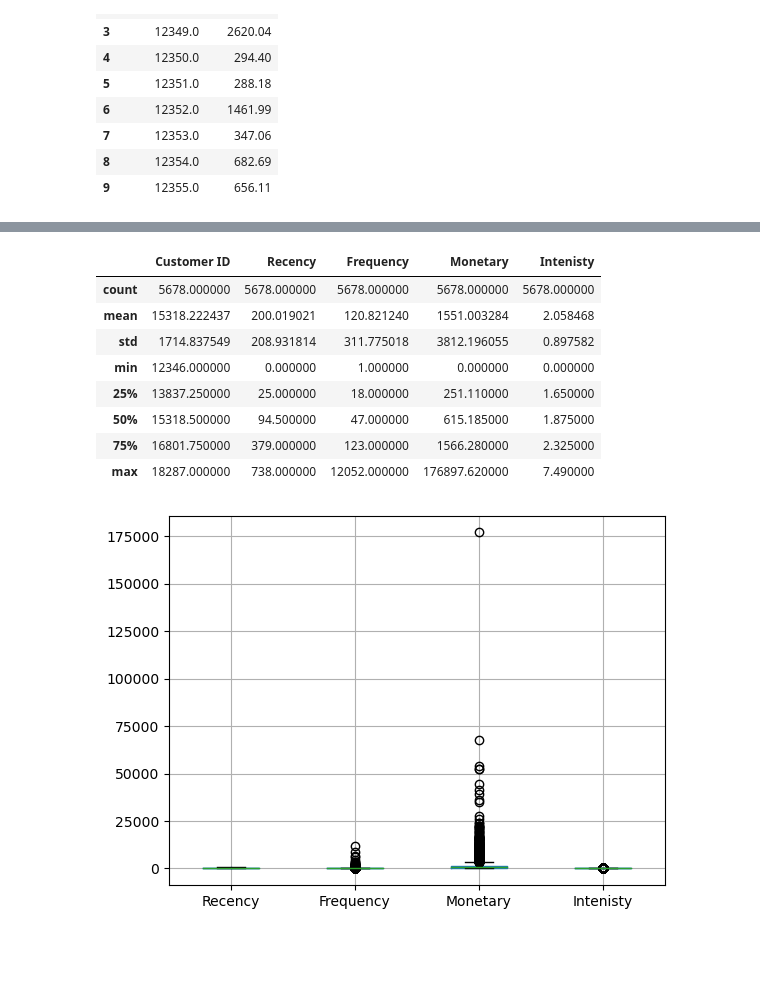
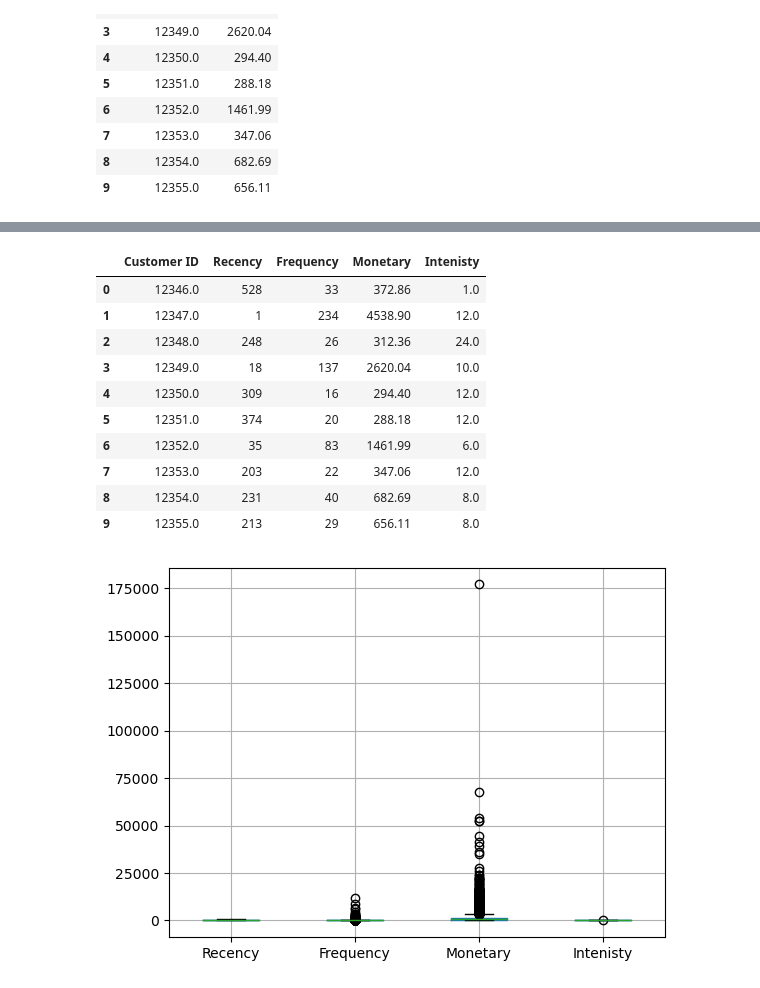
Before and after one commit to Ahmed-Ashraf-Marzouk/RFM-ID-customer-segmentation, a Jupyter notebook: main.ipynb, the cells around one changed output, grey strips where cells are left out. Saved outputs shown, nothing was run; the diff lists cells and outputs as text; code cells hidden in the pictures; blank space fills up the shorter version.

```diff
--- a/main.ipynb
+++ b/main.ipynb
@@ -237,6 +276,6 @@ rfm_m.head(10)
 # %%
-# Frequency
-rfm_f = df_proc.groupby('Customer ID')['Invoice'].count().reset_index()
-rfm_f.columns = ['Customer ID', 'Frequency']
-rfm_f.head(10)
+# Intenisty
+rfm_i = df_proc.groupby('Customer ID')['Quantity'].median().reset_index()
+rfm_i.columns = ['Customer ID', 'Intenisty']
+rfm_i.head(10)
 # %% [output]
@@ -254,5 +292,0 @@ rfm_f.head(10)
-# %%
-# Intenisty
-rfm_i = df_proc.groupby('Customer ID')['Price'].median().reset_index()
-rfm_i.columns = ['Customer ID', 'Intenisty']
-rfm_i.head(10)
@@ -271,18 +293,20 @@ rfm_i.head(10)
 # %%
 # Merging
 # %%
-rfm = pd.merge(rfm_r, rfm_f, on='Customer ID', how='inner')
-rfm = pd.merge(rfm, rfm_m, on='Customer ID', how='inner')
-rfm = pd.merge(rfm, rfm_i, on='Customer ID', how='inner')
-rfm.describe()
+rfmi = pd.merge(rfm_r, rfm_f, on='Customer ID', how='inner')
+rfmi = pd.merge(rfmi, rfm_m, on='Customer ID', how='inner')
+rfmi = pd.merge(rfmi, rfm_i, on='Customer ID', how='inner')
+rfmi.head(10)
 # %% [output]
 |  | Customer ID | Recency | Frequency | Monetary | Intenisty |
-| count | 5678.000000 | 5678.000000 | 5678.000000 | 5678.000000 | 5678.000000 |
-| mean | 15318.222437 | 200.019021 | 120.821240 | 1551.003284 | 2.058468 |
-| std | 1714.837549 | 208.931814 | 311.775018 | 3812.196055 | 0.897582 |
-| min | 12346.000000 | 0.000000 | 1.000000 | 0.000000 | 0.000000 |
-| 25% | 13837.250000 | 25.000000 | 18.000000 | 251.110000 | 1.650000 |
-| 50% | 15318.500000 | 94.500000 | 47.000000 | 615.185000 | 1.875000 |
-| 75% | 16801.750000 | 379.000000 | 123.000000 | 1566.280000 | 2.325000 |
-| max | 18287.000000 | 738.000000 | 12052.000000 | 176897.620000 | 7.490000 |
+| 0 | 12346.0 | 528 | 33 | 372.86 | 1.0 |
+| 1 | 12347.0 | 1 | 234 | 4538.90 | 12.0 |
+| 2 | 12348.0 | 248 | 26 | 312.36 | 24.0 |
+| 3 | 12349.0 | 18 | 137 | 2620.04 | 10.0 |
+| 4 | 12350.0 | 309 | 16 | 294.40 | 12.0 |
+| 5 | 12351.0 | 374 | 20 | 288.18 | 12.0 |
+| 6 | 12352.0 | 35 | 83 | 1461.99 | 6.0 |
+| 7 | 12353.0 | 203 | 22 | 347.06 | 12.0 |
+| 8 | 12354.0 | 231 | 40 | 682.69 | 8.0 |
+| 9 | 12355.0 | 213 | 29 | 656.11 | 8.0 |
 # %%
```
Also changed, not shown: parts of 20 cells of this notebook.
